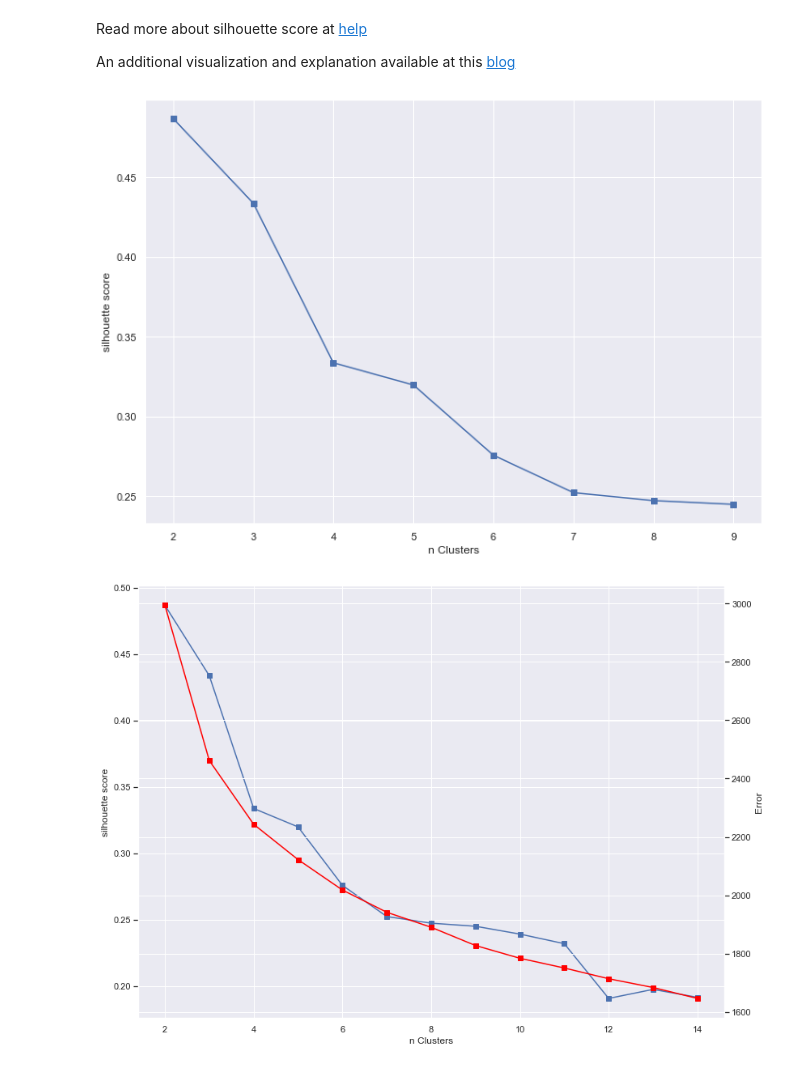
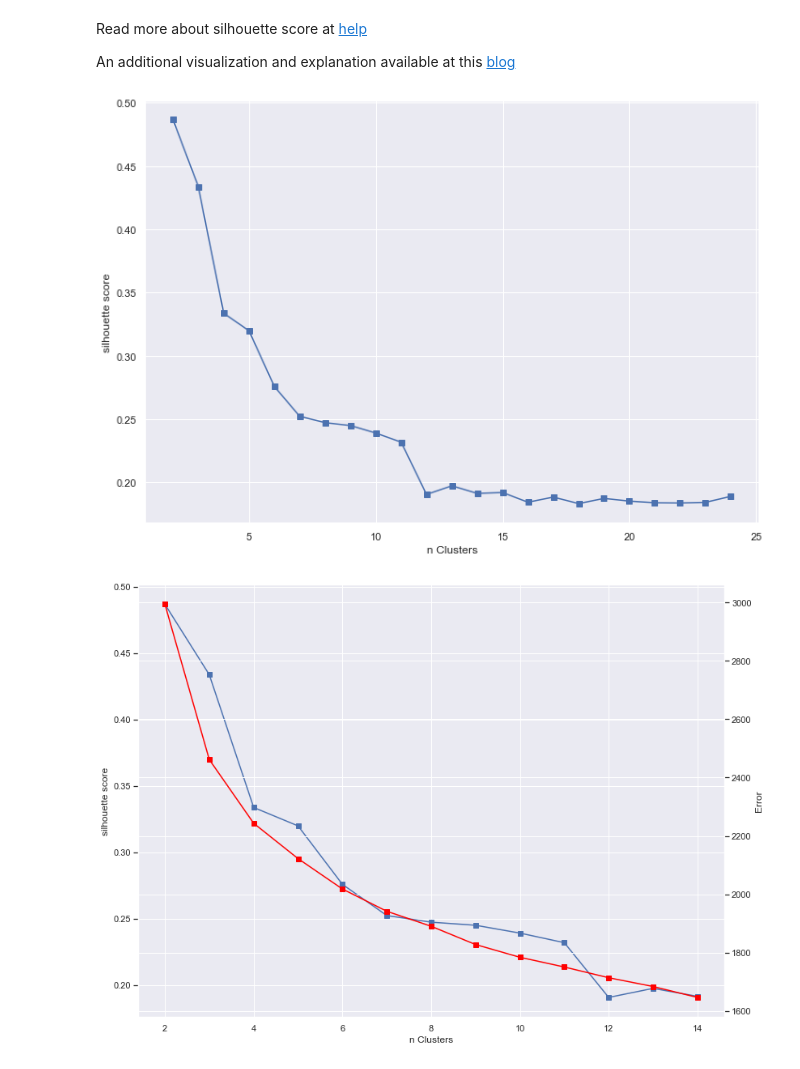
Before and after one commit to vvseva/DS_DAPS, a Jupyter notebook: 3-lab/clusters-intro.ipynb, the cells around one changed output. Cells and saved outputs as stored; diff of their text form; code cells hidden in the pictures.

```diff
--- a/3-lab/clusters-intro.ipynb
+++ b/3-lab/clusters-intro.ipynb
@@ -236,15 +270,15 @@ An additional visualization and explanation available at this [blog](https://vit
 # %%
 from sklearn import metrics
 sil = []
-for k in range(2, 10):
+for k in range(2, 25):
     kmeans = KMeans(n_clusters=k, random_state=1).fit(df_num)
     sil.append(metrics.silhouette_score(df_num, kmeans.labels_))
 
-plt.plot(range(2, 10), sil, marker='s');
+plt.plot(range(2, 25), sil, marker='s');
 plt.xlabel('n Clusters')
 plt.ylabel('silhouette score');
 # %% [output]
-[figure, old version]
+[figure, new version]
 # %%
 from sklearn import metrics
 sil = []
```
Also changed, not shown: parts of 19 cells of this notebook, 2 other files.
